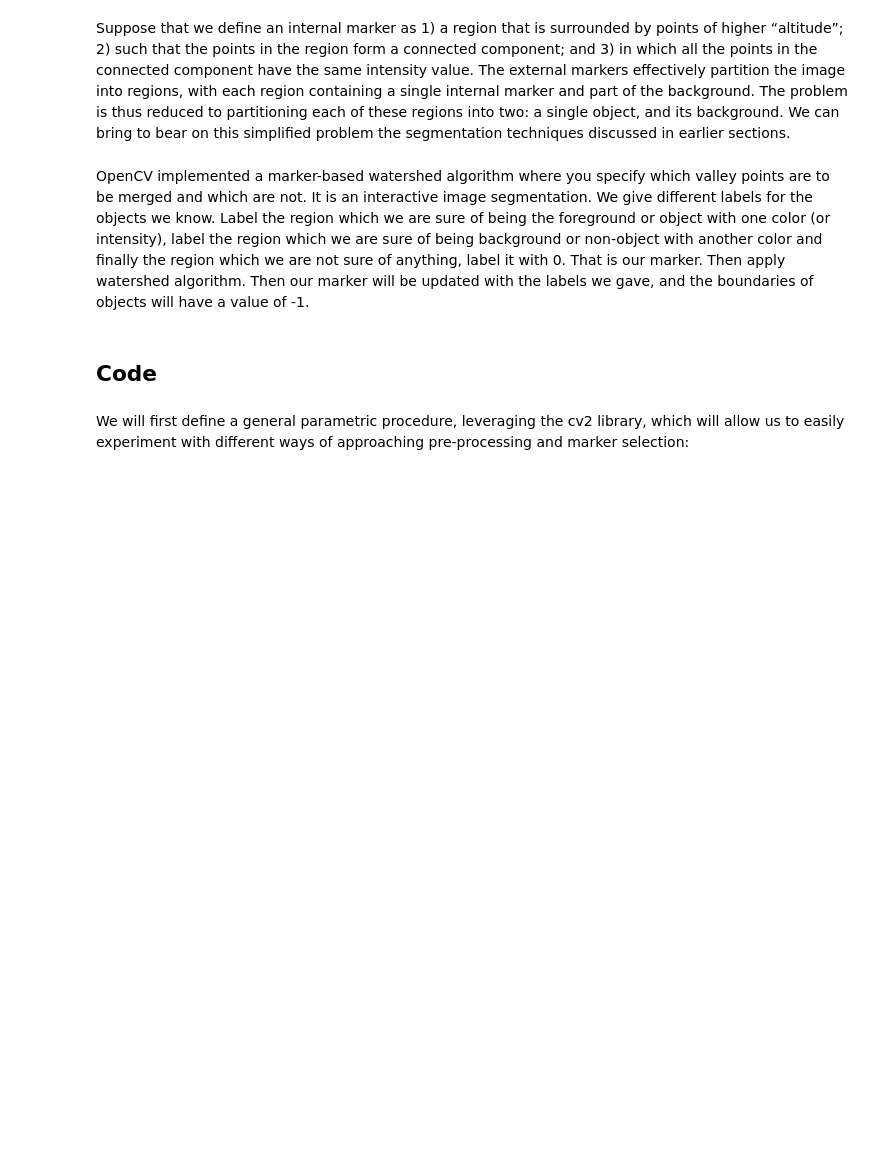
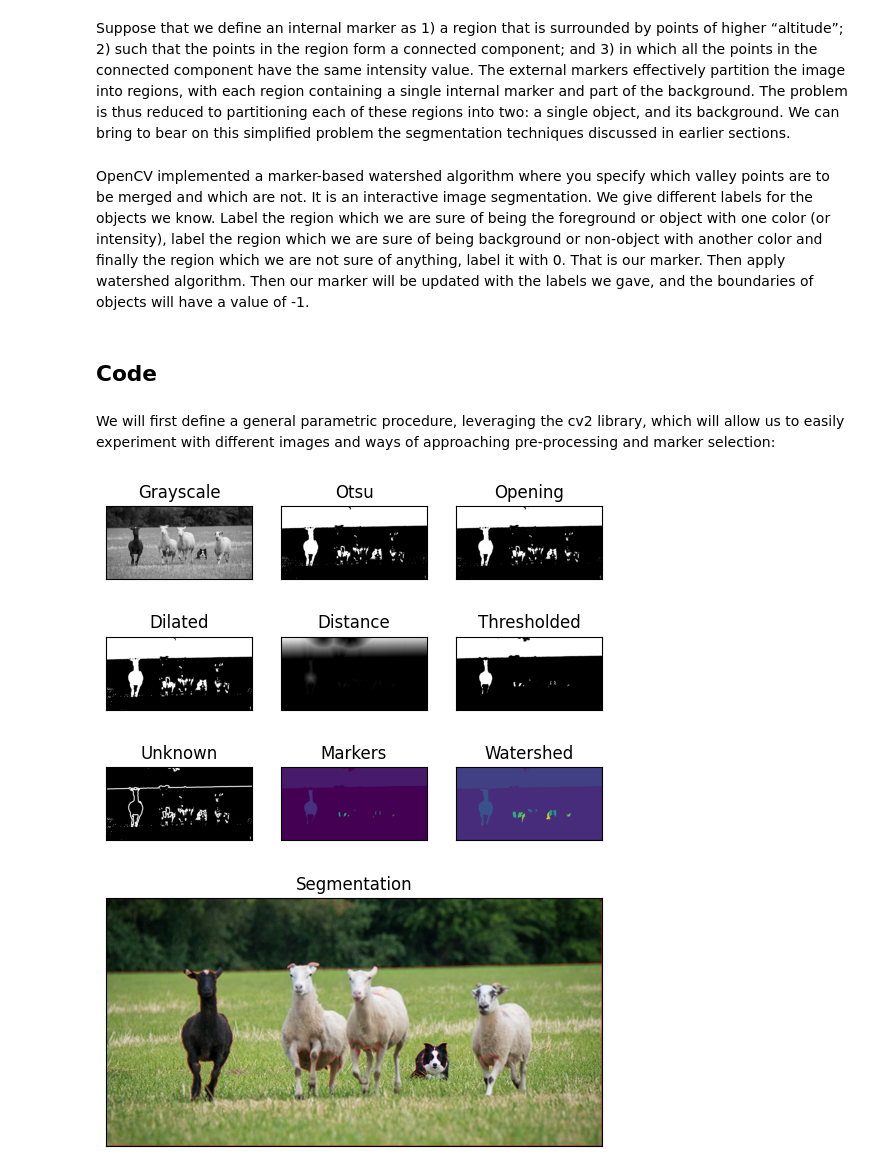
Before and after one commit to Kr1s1m/CV_Watershed_Transform, a Jupyter notebook: watershed.ipynb, the cells around one changed output. Drawn from its saved outputs; the diff is of its cells as text; code cells hidden in the pictures; blank space fills up the shorter version.

Commit message:
improved code, added test images, generated experiment

```diff
--- a/watershed.ipynb
+++ b/watershed.ipynb
@@ -163,5 +181,5 @@ OpenCV implemented a marker-based watershed algorithm where you specify which va
 # %% [markdown]
 ## Code
 # %% [markdown]
-We will first define a general parametric procedure, leveraging the cv2 library, which will allow us to easily experiment with different ways of approaching pre-processing and marker selection:
+We will first define a general parametric procedure, leveraging the cv2 library, which will allow us to easily experiment with different images and ways of approaching pre-processing and marker selection:
 # %%
@@ -193,0 +232,5 @@ def watershed_transform(img, blur, dilation):
+# %%
+watershed_transform('test_images//sheep_and_dog_2.jpg', 2, 3, 10, [255, 0, 0])
+# %% [output]
+[figure, added]
+[figure, added]
```
Also changed, not shown: parts of 10 cells of this notebook, 11 other files.
